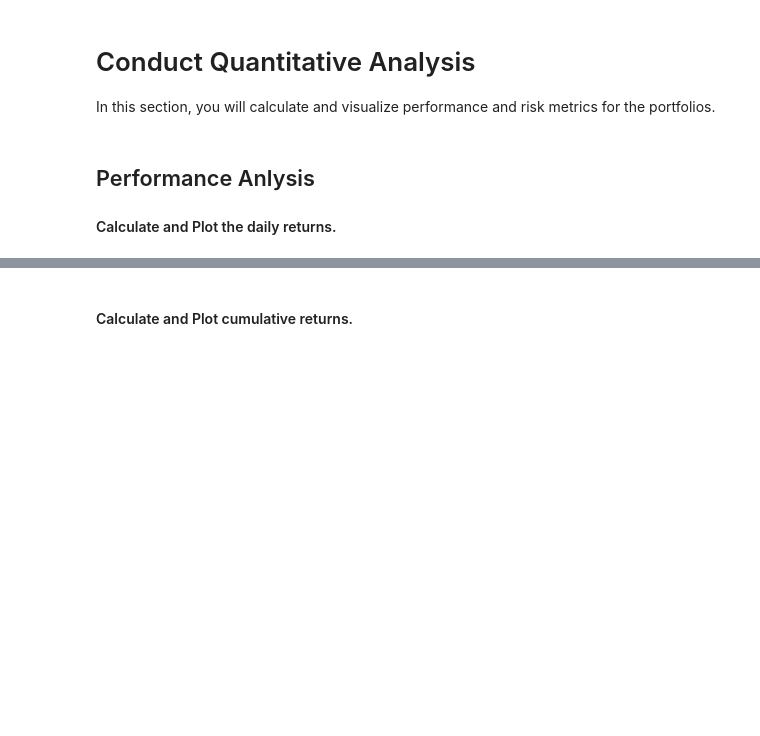
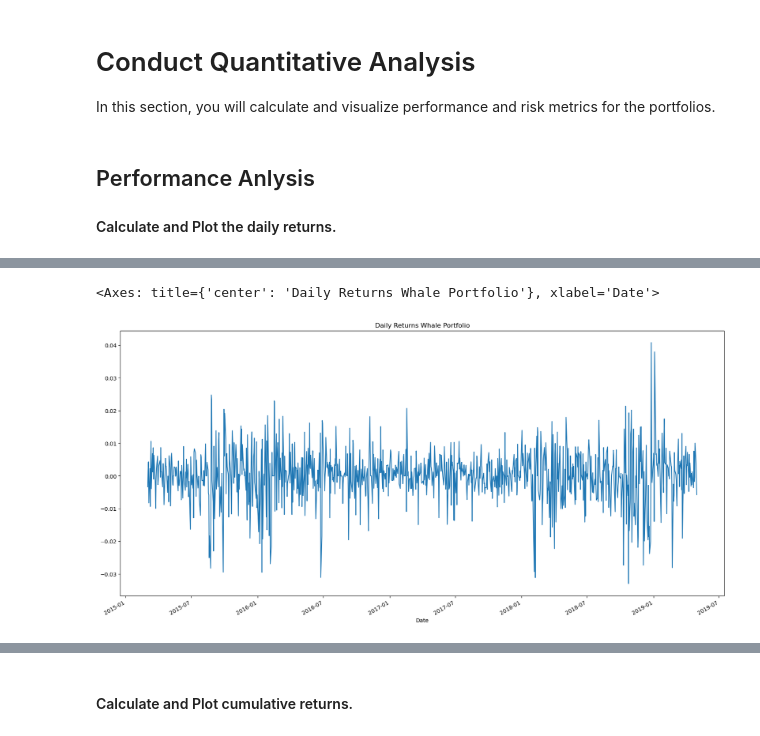
Before and after one commit to sophiepearldgn/Module-4, a Jupyter notebook: whale_analysis.ipynb, the cells around one changed output, grey strips where cells are left out. Drawn from its saved outputs; the diff is of its cells as text; code cells hidden in the pictures; blank space fills up the shorter version.

```diff
--- a/whale_analysis.ipynb
+++ b/whale_analysis.ipynb
@@ -315,3 +329,9 @@ In this section, you will calculate and visualize performance and risk metrics f
 #### Calculate and Plot the daily returns.
 # %%
 # Plot daily returns of all portfolios
+# %%
+# daily returns whale portfolio with 4 equally weighted assets
+weights1 = [0.25, 0.25, 0.25, 0.25]
+
+whale_portfolio_returns = whale_returns2.dot(weights1)
+whale_portfolio_returns
@@ -317,0 +352,6 @@ In this section, you will calculate and visualize performance and risk metrics f
+# %%
+# plot daily returns over 5 years
+whale_portfolio_returns.plot(figsize =(20,10), title="Daily Returns Whale Portfolio")
+# %% [output]
+<Axes: title={'center': 'Daily Returns Whale Portfolio'}, xlabel='Date'>
+[figure, added]
```
Also changed, not shown: parts of 50 cells of this notebook, 2 other files.
